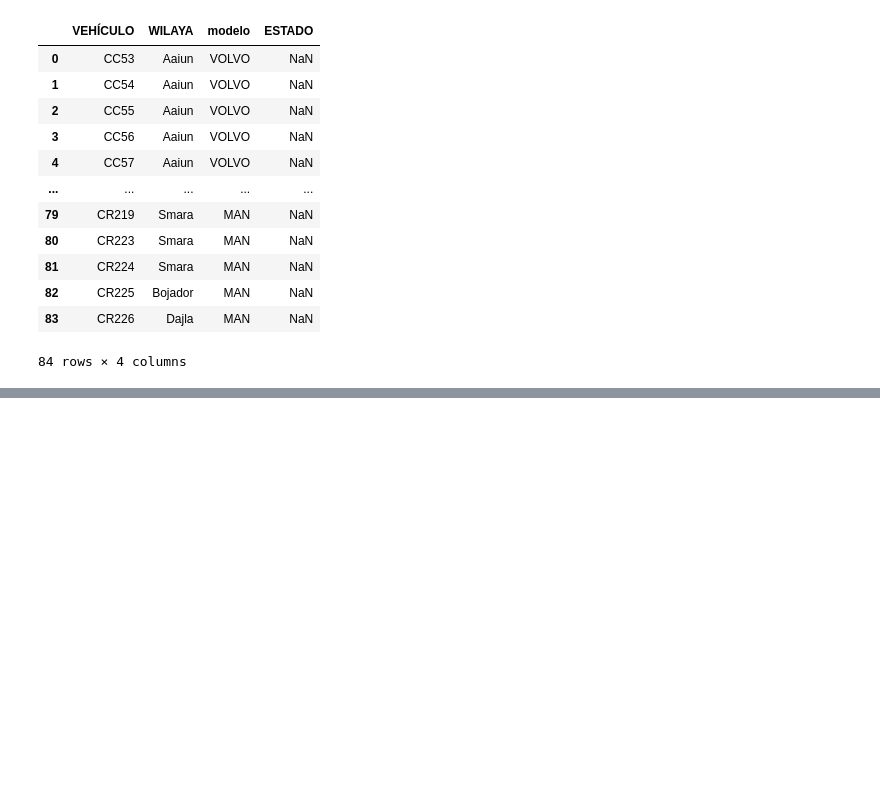
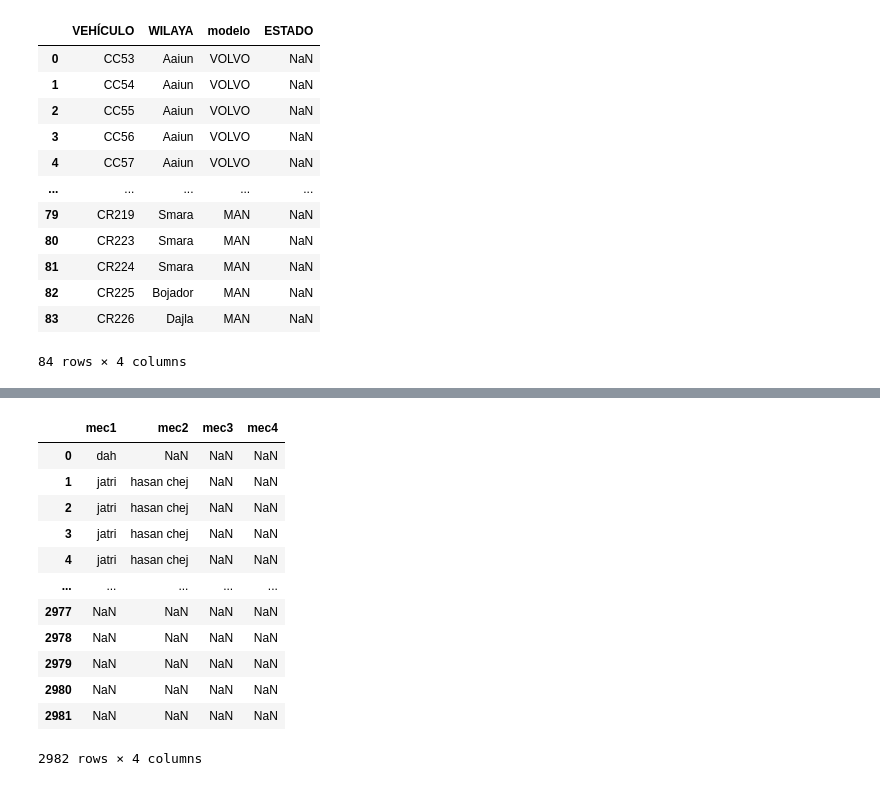
Before and after one commit to monalcmar/TFM-LIS-ATTsF, a Jupyter notebook: app/etl_notebook.ipynb, the cells around one changed output, grey strips where cells are left out. Saved outputs shown, nothing was run; the diff lists cells and outputs as text; code cells hidden in the pictures; blank space fills up the shorter version.

```diff
--- a/app/etl_notebook.ipynb
+++ b/app/etl_notebook.ipynb
@@ -33,0 +123,25 @@ df_camiones = df_camiones["ESTADO"]
+# %%
+df_mecanicos = pd.read_excel(
+    path_input / 'BASE DE DATOS 2022 PRUEBA.xlsx',
+    sheet_name='BaseDatosCorrectiva 2022',
+    usecols='F:I',
+    skiprows=9
+)
+# %%
+df_mecanicos.columns = ["mec1", "mec2", "mec3", "mec4"]
+# %%
+df_mecanicos
+# %% [output]
+|  | mec1 | mec2 | mec3 | mec4 |
+| 0 | dah | NaN | NaN | NaN |
+| 1 | jatri | hasan chej | NaN | NaN |
+| 2 | jatri | hasan chej | NaN | NaN |
+| 3 | jatri | hasan chej | NaN | NaN |
+| 4 | jatri | hasan chej | NaN | NaN |
+| ... | ... | ... | ... | ... |
+| 2977 | NaN | NaN | NaN | NaN |
+| 2978 | NaN | NaN | NaN | NaN |
+| 2979 | NaN | NaN | NaN | NaN |
+| 2980 | NaN | NaN | NaN | NaN |
+| 2981 | NaN | NaN | NaN | NaN |
+2982 rows × 4 columns
```
Also changed, not shown: parts of 57 cells of this notebook, 1 other file.
